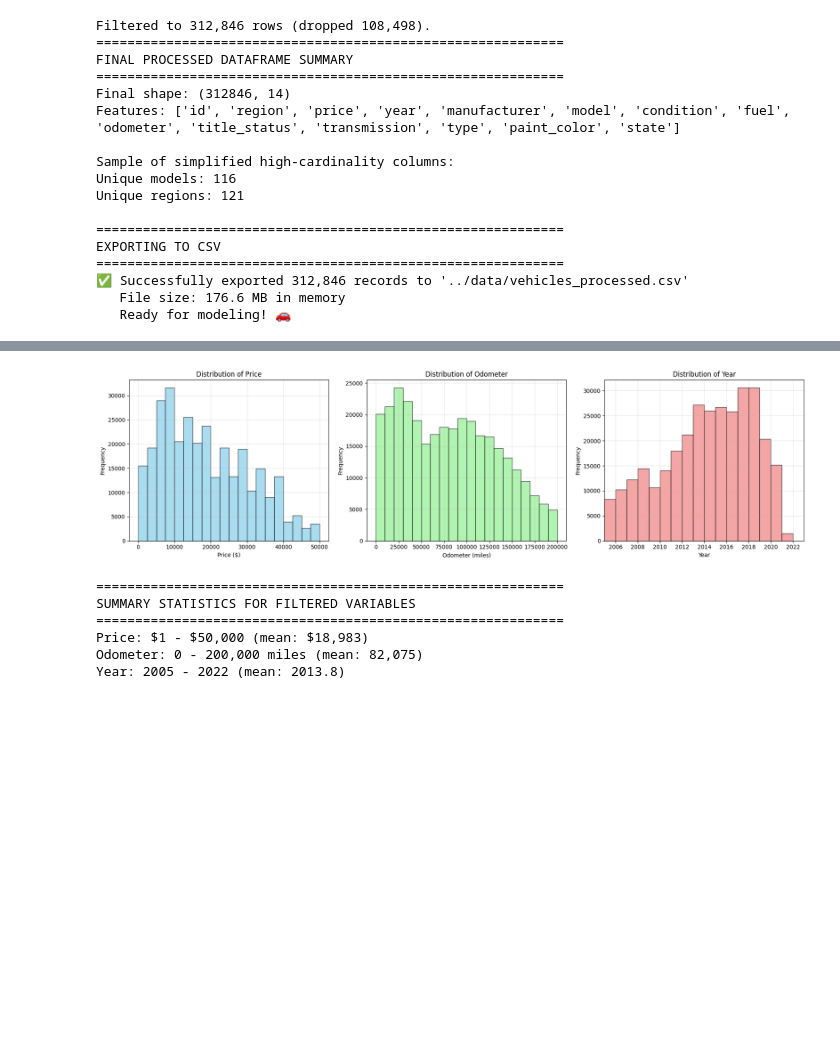
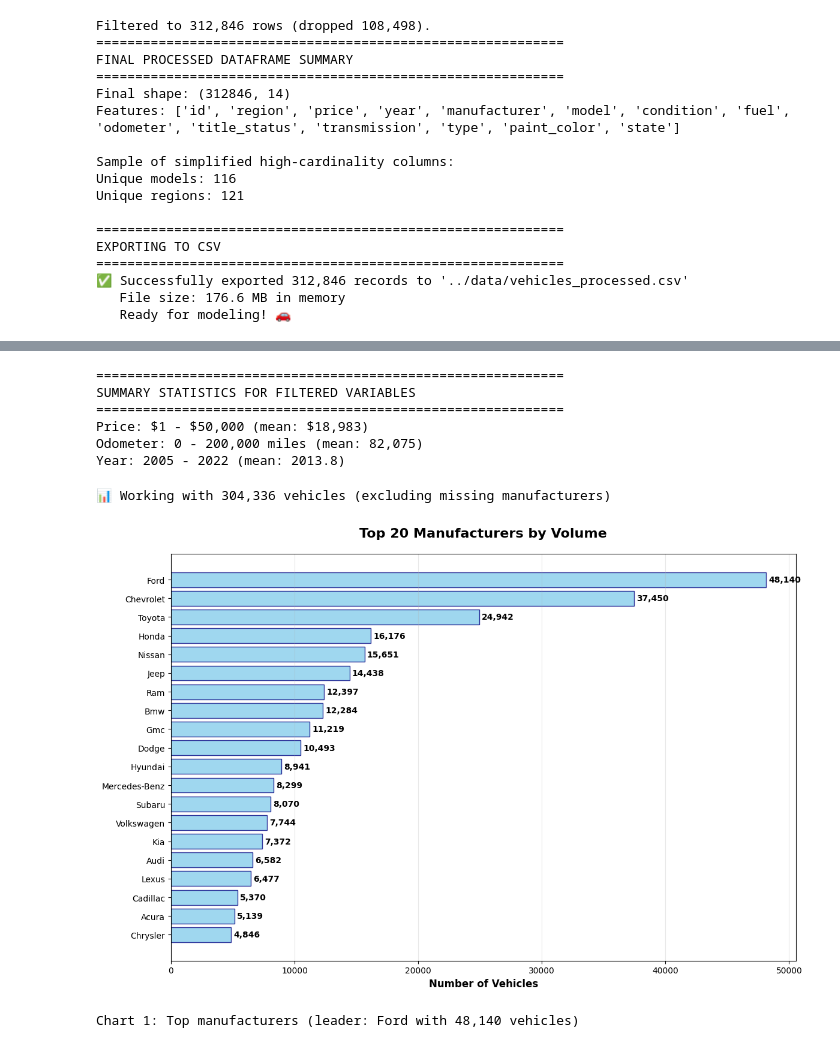
Before and after one commit to jojasan/kaggle-used-cars, a Jupyter notebook: notebooks/data_prep.ipynb, the cells around one changed output, grey strips where cells are left out. Saved outputs shown, nothing was run; the diff lists cells and outputs as text; code cells hidden in the pictures; blank space fills up the shorter version.

```diff
--- a/notebooks/data_prep.ipynb
+++ b/notebooks/data_prep.ipynb
@@ -602,34 +722,4 @@ EXPORTING TO CSV
 # %%
-import matplotlib.pyplot as plt
-
-# Create histograms of the filtered variables
-fig, axes = plt.subplots(1, 3, figsize=(18, 5))
-
-# Price histogram
-axes[0].hist(df_cars_processed['price'], bins=20, alpha=0.7, color='skyblue', edgecolor='black')
-axes[0].set_title('Distribution of Price')
-axes[0].set_xlabel('Price ($)')
-axes[0].set_ylabel('Frequency')
-axes[0].grid(True, alpha=0.3)
-
-# Odometer histogram
-axes[1].hist(df_cars_processed['odometer'], bins=20, alpha=0.7, color='lightgreen', edgecolor='black')
-axes[1].set_title('Distribution of Odometer')
-axes[1].set_xlabel('Odometer (miles)')
-axes[1].set_ylabel('Frequency')
-axes[1].grid(True, alpha=0.3)
-
-# Year histogram
-axes[2].hist(df_cars_processed['year'], bins=range(2005, 2023)  , alpha=0.7, color='lightcoral', edgecolor='black')
-axes[2].set_title('Distribution of Year')
-axes[2].set_xlabel('Year')
-axes[2].set_ylabel('Frequency')
-axes[2].grid(True, alpha=0.3)
-axes[2].set_xlim(2005, 2023)               # lock the view to 2005-2021
-
-plt.tight_layout()
-plt.show()
-
 # Print summary statistics
 print("="*60)
 print("SUMMARY STATISTICS FOR FILTERED VARIABLES")
@@ -638,10 +728,41 @@ print(f"Price: ${df_cars_processed['price'].min():,.0f} - ${df_cars_processed['p
 print(f"Odometer: {df_cars_processed['odometer'].min():,.0f} - {df_cars_processed['odometer'].max():,.0f} miles (mean: {df_cars_processed['odometer'].mean():,.0f})")
 print(f"Year: {df_cars_processed['year'].min():.0f} - {df_cars_processed['year'].max():.0f} (mean: {df_cars_processed['year'].mean():.1f})")
 # %% [output]
-[figure, removed]
 ============================================================
 SUMMARY STATISTICS FOR FILTERED VARIABLES
 ============================================================
 Price: $1 - $50,000 (mean: $18,983)
 Odometer: 0 - 200,000 miles (mean: 82,075)
 Year: 2005 - 2022 (mean: 2013.8)
+# %%
+# Filter out "missing" values for cleaner visualization
+df_viz = df_cars_processed[df_cars_processed['manufacturer'] != 'missing'].copy()
+print(f"📊 Working with {len(df_viz):,} vehicles (excluding missing manufacturers)")
+
+# Chart 1: Top 20 Manufacturers by Volume
+plt.figure(figsize=(12, 8))
+
+top_manufacturers = df_viz['manufacturer'].value_counts().head(20)
+bars = plt.barh(range(len(top_manufacturers)), top_manufacturers.values,
+                color='skyblue', edgecolor='navy', alpha=0.8)
+
+plt.yticks(range(len(top_manufacturers)), [name.title() for name in top_manufacturers.index])
+plt.xlabel('Number of Vehicles', fontsize=12, fontweight='bold')
+plt.title('Top 20 Manufacturers by Volume', fontsize=16, fontweight='bold', pad=20)
+plt.grid(axis='x', alpha=0.3)
+plt.gca().invert_yaxis()
+
+# Add value labels on bars
+for i, bar in enumerate(bars):
+    width = bar.get_width()
+    plt.text(width + 200, bar.get_y() + bar.get_height()/2, f'{int(width):,}',
+             ha='left', va='center', fontweight='bold', fontsize=10)
+
+plt.tight_layout()
+plt.show()
+
+print(f"Chart 1: Top manufacturers (leader: {top_manufacturers.index[0].title()} with {top_manufacturers.iloc[0]:,} vehicles)")
+# %% [output]
+📊 Working with 304,336 vehicles (excluding missing manufacturers)
+[figure, added]
+Chart 1: Top manufacturers (leader: Ford with 48,140 vehicles)
```
Also changed, not shown: parts of 17 cells of this notebook, 11 other files.
